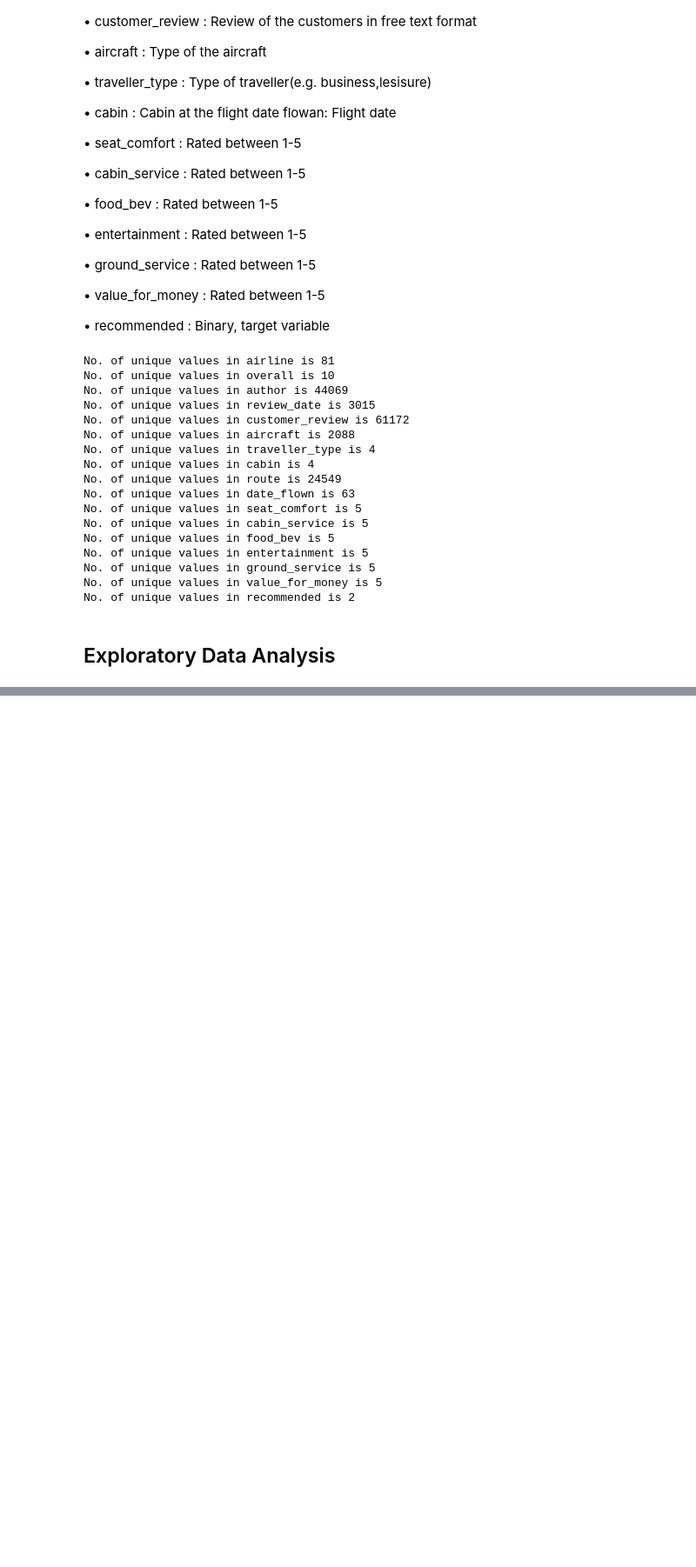
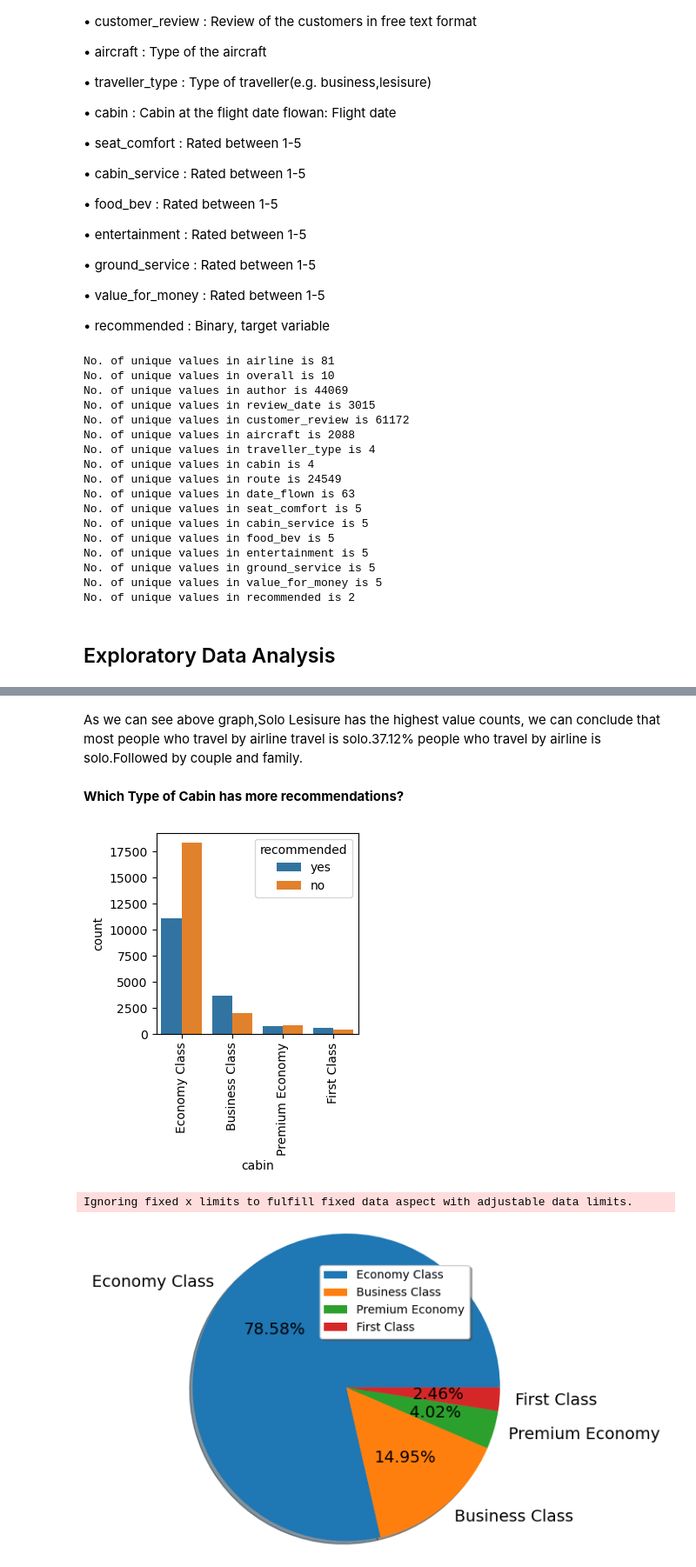
Before and after one commit to Siddharth3271/Airline-Passenger-Refferal-Prediction, a Jupyter notebook: code.ipynb, the cells around one changed output, grey strips where cells are left out. Shown: that part at 87% size. Drawn from its saved outputs; the diff is of its cells as text; code cells hidden in the pictures; blank space fills up the shorter version.

```diff
--- a/code.ipynb
+++ b/code.ipynb
@@ -230,0 +301,26 @@ No. of unique values in recommended is 2
+# %% [markdown]
+As we can see above graph,Solo Lesisure has the highest value counts, we can  conclude that most people who travel by airline travel is solo.37.12% people who travel by airline is solo.Followed by couple and family.
+# %% [markdown]
+**Which Type of Cabin has more recommendations?**
+# %%
+#setting the figure size and plotting the graph
+airline_df.dropna(subset=['recommended'],inplace=True)
+plt.figure(figsize=(3,3))
+sns.countplot(x=airline_df['cabin'],hue=airline_df['recommended'])
+plt.xticks(rotation=90)
+plt.show()
+
+print(" ")
+
+
+label_for_cabin = ['Economy Class','Business Class','Premium Economy','First Class']
+data2 = airline_df['cabin'].value_counts().values
+plt.figure(figsize=(4,4))
+plt.axis("equal")
+plt.pie(data2, labels = label_for_cabin,radius=1.5,autopct='%0.2f%%',shadow=True,textprops={'fontsize': 14})
+plt.legend(loc='upper right',shadow=True,fancybox=True)
+plt.show()
+# %% [output]
+[figure, added]
+Ignoring fixed x limits to fulfill fixed data aspect with adjustable data limits.
+[figure, added]
```
Also changed, not shown: parts of 9 cells of this notebook.
